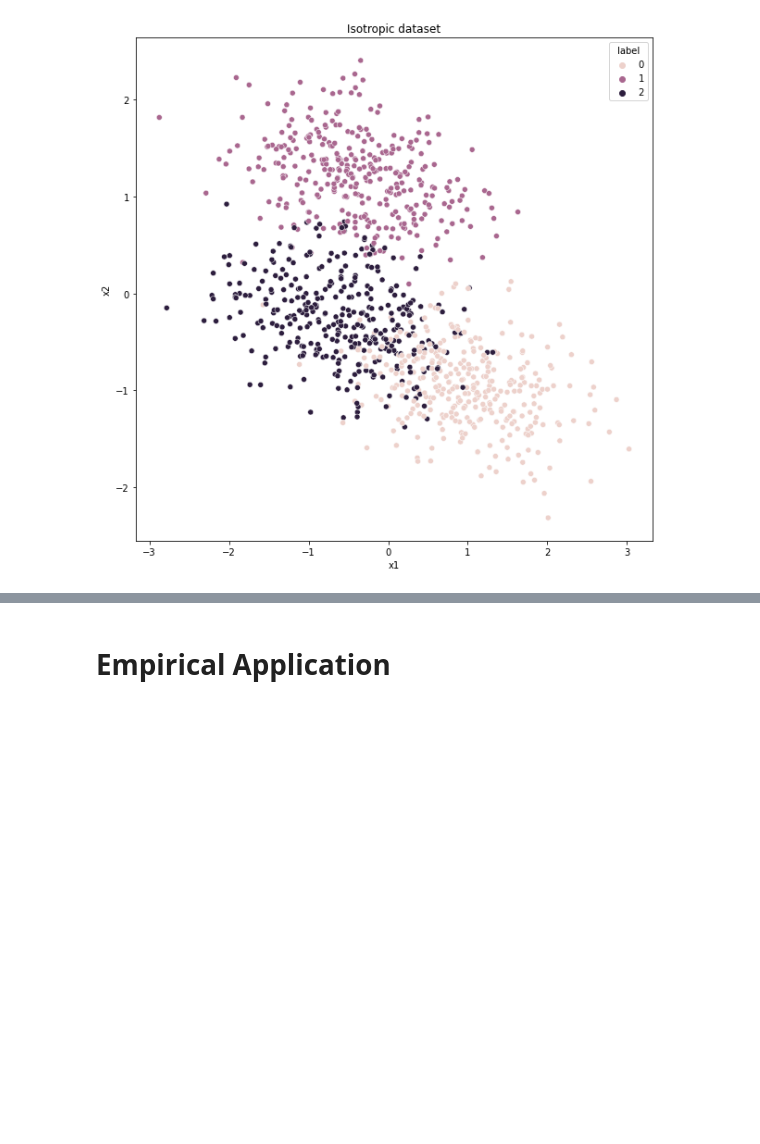
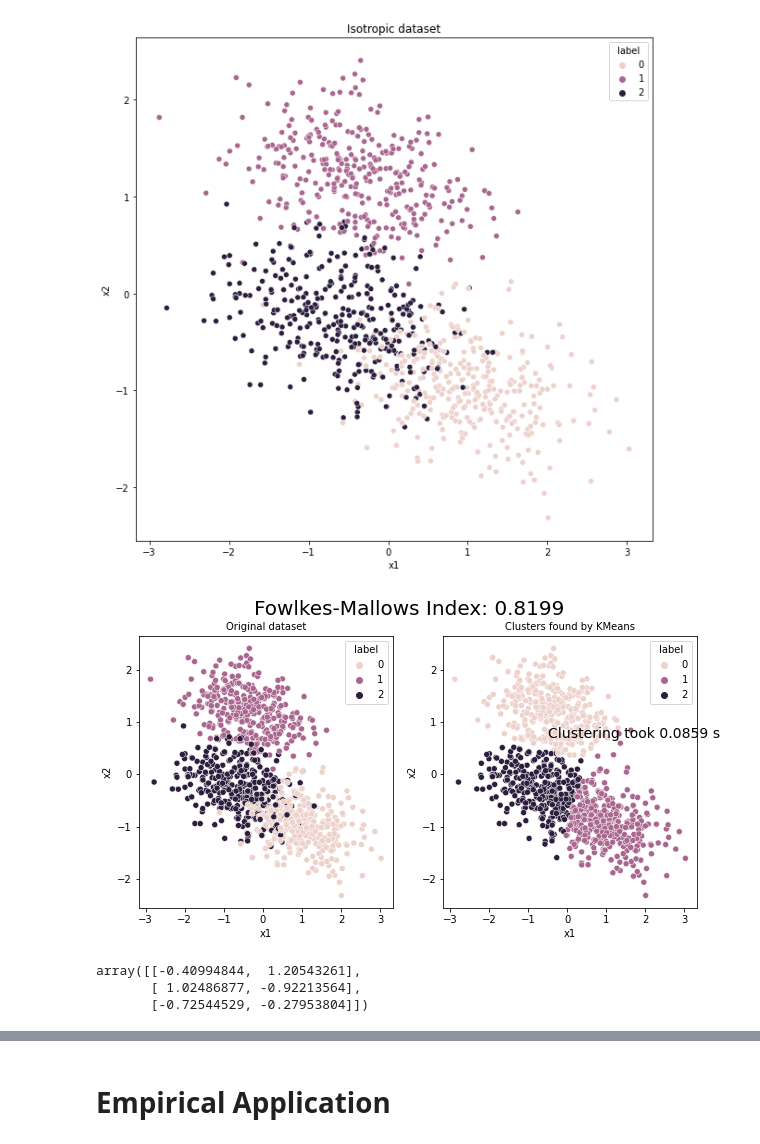
Before and after one commit to JonathanWillnow/CompuStatsClustering, a Jupyter notebook: FinalProject.ipynb, the cells around one changed output, grey strips where cells are left out. Drawn from its saved outputs; the diff is of its cells as text; code cells hidden in the pictures; blank space fills up the shorter version.

```diff
--- a/FinalProject.ipynb
+++ b/FinalProject.ipynb
@@ -989,5 +986,5 @@ https://scikit-learn.org/stable/auto_examples/cluster/plot_kmeans_assumptions.ht
 # %%
 transformation = [[0.60834549, -0.13667341], [-0.10887718, 0.95253229]]
 # %%
-out = simulate_data("Else", 1000,3,3,10, False, transformation)
+data = simulate_data("custom", 1000,3,3,10, False, transformation, True)
 # %%
@@ -997,40 +1000,2 @@ ax.set_title("Isotropic dataset");
 # %% [output]
 [figure]
-# %%
-### https://hdbscan.readthedocs.io/en/latest/comparing_clustering_algorithms.html
-def simulation_study(data, algorithm, args, kwds):
-
-
-    fig, ax = plt.subplots(1,2, figsize = (20,10))
-
-    start_time = time.time()
-    labels = algorithm(*args, **kwds).fit_predict(data)
-    end_time = time.time()
-    palette = sns.color_palette('deep', np.unique(labels).max() + 1)
-
-    results = pd.DataFrame(data, columns = ["x1", "x2"])
-    results["labels"] = labels
-
-    plt.subplot(121)
-    ax = sns.scatterplot(x=results.x1, y=results.x2, hue = labels)
-    ax.set_title('Clusters found by {}'.format(str(algorithm.__name__)), fontsize=24)
-    plt.text(-0.5, 0.7, 'Clustering took {:.2f} s'.format(end_time - start_time), fontsize=14)
-#########
-    start_time = time.time()
-    labels_c = algorithm(*args, **kwds).fit_predict(data_c)
-    end_time = time.time()
-    palette = sns.color_palette('deep', np.unique(labels).max() + 1)
-    #colors = [palette[x] if x >= 0 else (0.0, 0.0, 0.0) for x in labels]
-
-    results_c = pd.DataFrame(data_c, columns = ["x1", "x2"])
-    results_c["labels_c"] = labels_c
-
-    plt.subplot(122)
-    ax = sns.scatterplot(x=results_c.x1, y=results_c.x2, hue = labels_c)
-    ax.set_title('Clusters found by {}'.format(str(algorithm.__name__)), fontsize=24)
-    plt.text(-0.5, 0.7, 'Clustering took {:.2f} s'.format(end_time - start_time), fontsize=14)
-
-
-
-
-    return(labels, labels_c)
@@ -1036,0 +1066,11 @@ def simulation_study(data, algorithm, args, kwds):
+# %%
+kmeans, metrics = simulation_study(100, data, sk_cluster.KMeans, (), {'n_clusters':3,  "init": "random", "n_init": 10, "max_iter": 300})
+# %% [output]
+[figure, added]
+# %%
+# Coordinates of cluster centers (not elements of orriginal dataset)
+kmeans.cluster_centers_
+# %% [output]
+array([[-0.40994844,  1.20543261],
+       [ 1.02486877, -0.92213564],
+       [-0.72544529, -0.27953804]])
```
Also changed, not shown: parts of 15 cells of this notebook.
